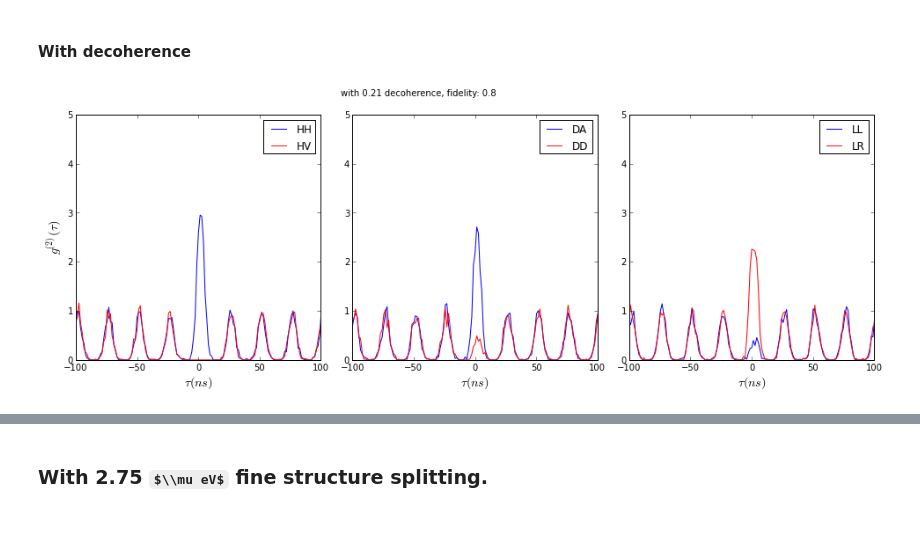
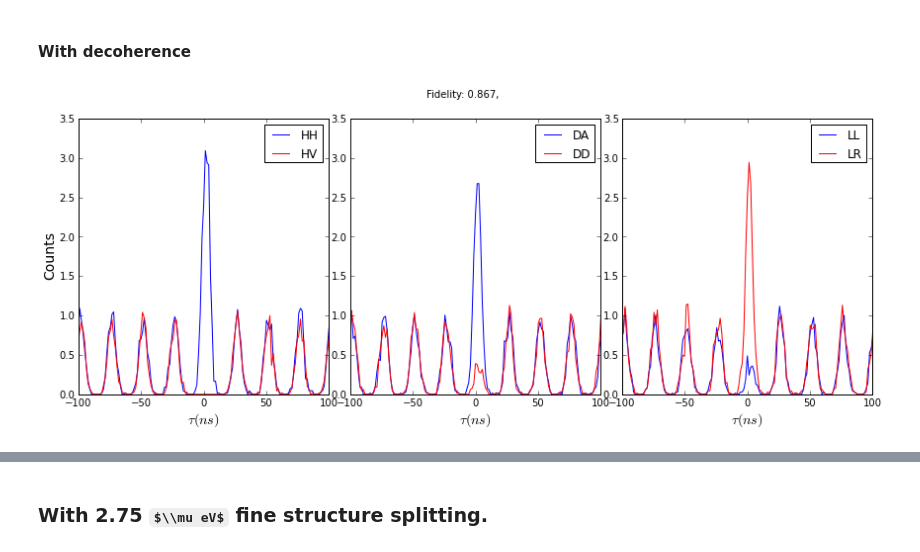
Before and after one commit to eoinmurray/icarus, a Jupyter notebook: notebooks/Fidelity verus Fine structure splitting.ipynb, the cells around one changed output, grey strips where cells are left out. Saved outputs shown, nothing was run; the diff lists cells and outputs as text; code cells hidden in the pictures; some formulas as TeX source; blank space fills up the shorter version.

```diff
--- a/notebooks/Fidelity verus Fine structure splitting.ipynb
+++ b/notebooks/Fidelity verus Fine structure splitting.ipynb
@@ -109,9 +108,6 @@ plot_corrs(hh_no_dec_no_fss, hv_no_dec_no_fss, dd_no_dec_no_fss, da_no_dec_no_fs
 # %% [markdown]
 #### With decoherence
-# %%
-idx_fidelity = np.abs(np.array(numerical_data_with_dec[:,0] - 0)).argmin()
-fidelity_with_dec = np.array(numerical_data_with_dec[idx_fidelity, 1]).astype('|S3').tostring()
-
-plot_corrs( hh_yes_dec_no_fss, hv_yes_dec_no_fss, dd_yes_dec_no_fss, da_yes_dec_no_fss, ll_yes_dec_no_fss, lr_yes_dec_no_fss, 'with 0.21 decoherence, fidelity: ' + fidelity_with_dec)
-# %% [output]
-[figure, removed]
+# %%
+plot_by_folder('../out/fidelity_vs_fss/cross_dephasing2.5ns/fss--0.070000000000000007 xtau-1.0/')
+# %% [output]
+[figure, added]
```
Also changed, not shown: parts of 17 cells of this notebook, 5 other files.
